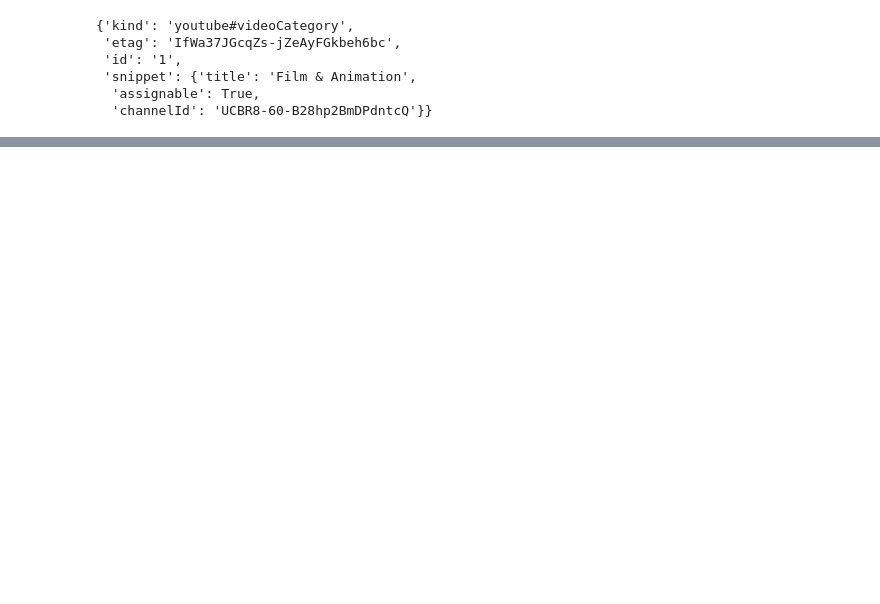
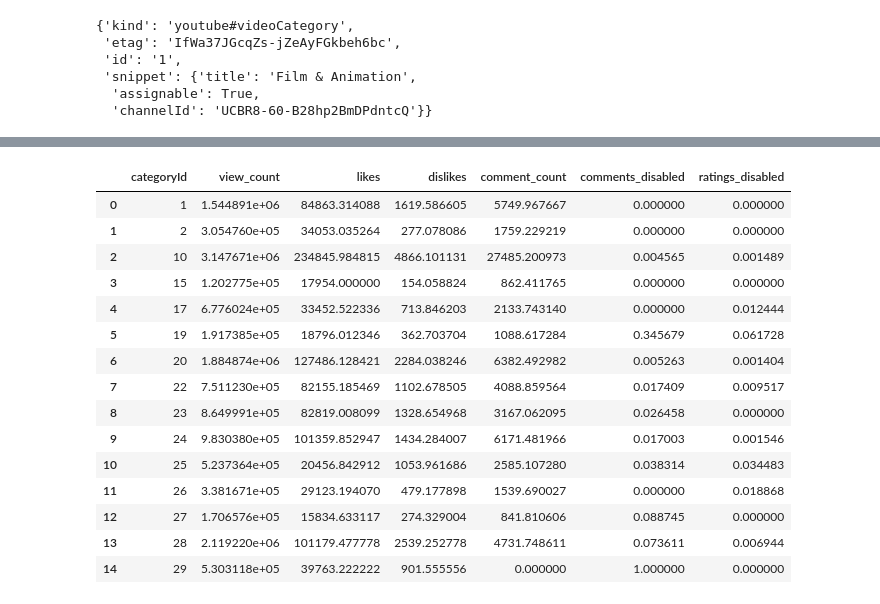
Before and after one commit to caiocaldeira3/ytdaily, a Jupyter notebook: ytdaily.ipynb, the cells around one changed output, grey strips where cells are left out. Drawn from its saved outputs; the diff is of its cells as text; code cells hidden in the pictures; blank space fills up the shorter version.

```diff
--- a/ytdaily.ipynb
+++ b/ytdaily.ipynb
@@ -111,0 +168,21 @@ dj.iloc[0]["items"]
+# %%
+new_db = db.groupby(["categoryId"]).mean()
+new_db = new_db.reset_index()
+new_db
+# %% [output]
+|  | categoryId | view_count | likes | dislikes | comment_count | comments_disabled | ratings_disabled |
+| 0 | 1 | 1.544891e+06 | 84863.314088 | 1619.586605 | 5749.967667 | 0.000000 | 0.000000 |
+| 1 | 2 | 3.054760e+05 | 34053.035264 | 277.078086 | 1759.229219 | 0.000000 | 0.000000 |
+| 2 | 10 | 3.147671e+06 | 234845.984815 | 4866.101131 | 27485.200973 | 0.004565 | 0.001489 |
+| 3 | 15 | 1.202775e+05 | 17954.000000 | 154.058824 | 862.411765 | 0.000000 | 0.000000 |
+| 4 | 17 | 6.776024e+05 | 33452.522336 | 713.846203 | 2133.743140 | 0.000000 | 0.012444 |
+| 5 | 19 | 1.917385e+05 | 18796.012346 | 362.703704 | 1088.617284 | 0.345679 | 0.061728 |
+| 6 | 20 | 1.884874e+06 | 127486.128421 | 2284.038246 | 6382.492982 | 0.005263 | 0.001404 |
+| 7 | 22 | 7.511230e+05 | 82155.185469 | 1102.678505 | 4088.859564 | 0.017409 | 0.009517 |
+| 8 | 23 | 8.649991e+05 | 82819.008099 | 1328.654968 | 3167.062095 | 0.026458 | 0.000000 |
+| 9 | 24 | 9.830380e+05 | 101359.852947 | 1434.284007 | 6171.481966 | 0.017003 | 0.001546 |
+| 10 | 25 | 5.237364e+05 | 20456.842912 | 1053.961686 | 2585.107280 | 0.038314 | 0.034483 |
+| 11 | 26 | 3.381671e+05 | 29123.194070 | 479.177898 | 1539.690027 | 0.000000 | 0.018868 |
+| 12 | 27 | 1.706576e+05 | 15834.633117 | 274.329004 | 841.810606 | 0.088745 | 0.000000 |
+| 13 | 28 | 2.119220e+06 | 101179.477778 | 2539.252778 | 4731.748611 | 0.073611 | 0.006944 |
+| 14 | 29 | 5.303118e+05 | 39763.222222 | 901.555556 | 0.000000 | 1.000000 | 0.000000 |
```
Also changed, not shown: parts of 12 cells of this notebook.
